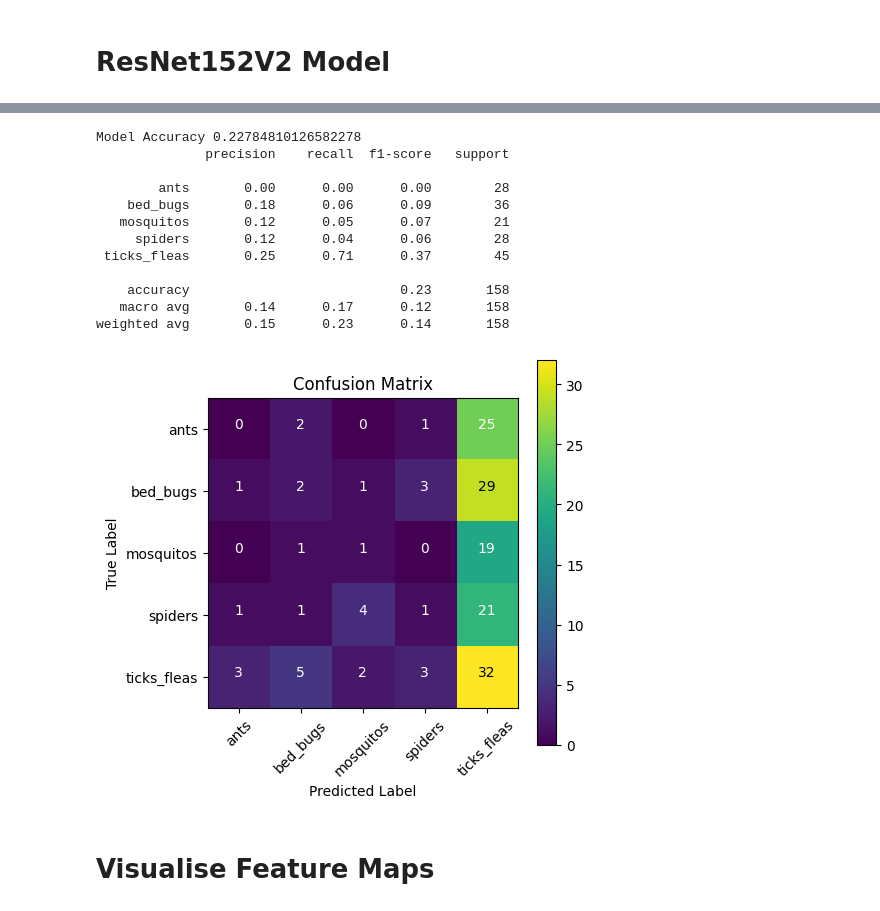
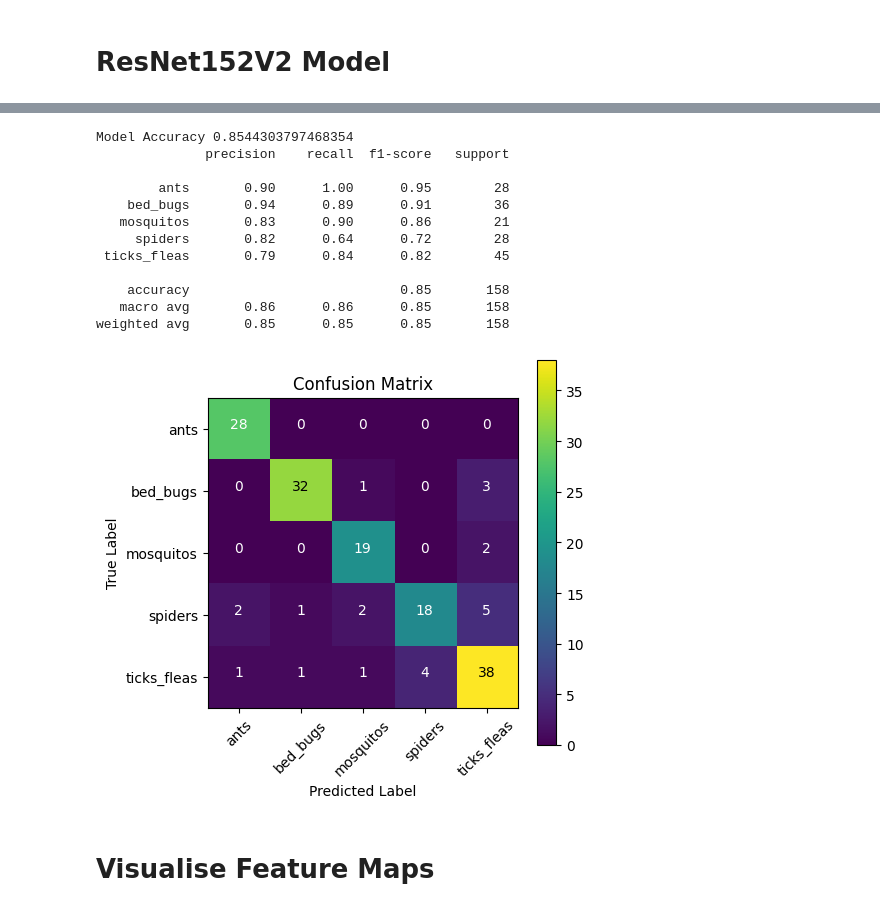
Before and after one commit to idshay16/Bug-bite-classification-using-a-TC-classification-model, a Jupyter notebook: notebooks/Multiclass_Classification.ipynb, the cells around one changed output, grey strips where cells are left out. Saved outputs shown, nothing was run; the diff lists cells and outputs as text; code cells hidden in the pictures.

```diff
--- a/notebooks/Multiclass_Classification.ipynb
+++ b/notebooks/Multiclass_Classification.ipynb
@@ -700,15 +602,15 @@ Downloading data from https://storage.googleapis.com/tensorflow/keras-applicatio
 # %%
-efficientnetv2l_x_final_model.compile(optimizer = Adam(learning_rate = 0.0001), loss = 'categorical_crossentropy', metrics = ['acc'])
+efficientnetv2m_final_model.compile(optimizer=Adam(learning_rate=0.0001), loss='categorical_crossentropy', metrics=['acc'])
 # %%
-early_stopping = tf.keras.callbacks.EarlyStopping(monitor = 'loss', patience = 5)
+early_stopping = tf.keras.callbacks.EarlyStopping(monitor='val_loss', patience=5)
 # %%
-efficientnetv2l_backbone.trainable = False
-history = efficientnetv2l_x_final_model.fit(train_generator, epochs = efficientnet_phase1_epochs, validation_data = validation_generator, callbacks = [early_stopping], verbose=1)
+efficientnetv2m_backbone.trainable = False
+history = efficientnetv2m_final_model.fit(train_generator, epochs=efficientnetv2m_phase1_epochs, validation_data=validation_generator, callbacks=[early_stopping], verbose=1)
 
-efficientnetv2l_backbone.trainable = True
-for layer in efficientnetv2l_backbone.layers[:-60]:
+efficientnetv2m_backbone.trainable = True
+for layer in efficientnetv2m_backbone.layers[:-60]:
     layer.trainable = False
-efficientnetv2l_x_final_model.compile(optimizer = Adam(learning_rate = 0.00001), loss = 'categorical_crossentropy', metrics = ['acc'])
-history = efficientnetv2l_x_final_model.fit(train_generator, epochs = efficientnet_phase2_epochs, validation_data = validation_generator, callbacks = [early_stopping], verbose=1)
+efficientnetv2m_final_model.compile(optimizer=Adam(learning_rate=0.00001), loss='categorical_crossentropy', metrics=['acc'])
+history = efficientnetv2m_final_model.fit(train_generator, epochs=efficientnetv2m_phase2_epochs, validation_data=validation_generator, callbacks=[early_stopping], verbose=1)
 # %% [output]
 Epoch 1/5
@@ -772,18 +695,18 @@ do_history_stuff(history, 'efficientnetv2l_model', True)
 <Figure size 640x480 with 0 Axes>
 # %%
-efficientnetv2l_best_model = efficientnetv2l_x_final_model
+efficientnetv2m_best_model = efficientnetv2m_final_model
 true_value = []
-efficientnet_pred = []
+efficientnetv2m_pred = []
 for folder in [f for f in os.listdir(val_folders) if not f.startswith('.')]:
-    test_image_ids = [f for f in os.listdir(os.path.join(val_folders,folder)) if f.lower().endswith(('.jpg', '.jpeg', '.png'))]
+    test_image_ids = [f for f in os.listdir(os.path.join(val_folders, folder)) if f.lower().endswith(('.jpg', '.jpeg', '.png'))]
     for image_id in test_image_ids[:int(len(test_image_ids))]:
-        path = os.path.join(val_folders,folder,image_id)
+        path = os.path.join(val_folders, folder, image_id)
         img = cv2.imread(path)
         if img is None:
             continue
         true_value.append(validation_generator.class_indices[folder])
-        img = cv2.resize(img,(310,310))
-        img_normalized = img/255
-        efficientnet_image_prediction = np.argmax(efficientnetv2l_best_model.predict(np.array([img_normalized])))
-        efficientnet_pred.append(efficientnet_image_prediction)
+        img = cv2.cvtColor(img, cv2.COLOR_BGR2RGB)
+        img = cv2.resize(img, (310, 310))
+        efficientnetv2m_image_prediction = np.argmax(efficientnetv2m_best_model.predict(np.array([img], dtype=np.float32)))
+        efficientnetv2m_pred.append(efficientnetv2m_image_prediction)
 # %% [output]
@@ -834,20 +769,20 @@ def clf_report(true_value, model_pred):
     pass
     print(classification_report(true_value, model_pred, target_names = list(classes)))
 # %%
-clf_report(true_value, efficientnet_pred)
+clf_report(true_value, efficientnetv2m_pred)
 # %% [output]
-Model Accuracy 0.22784810126582278
+Model Accuracy 0.8544303797468354
               precision    recall  f1-score   support
 
-        ants       0.00      0.00      0.00        28
-    bed_bugs       0.18      0.06      0.09        36
-   mosquitos       0.12      0.05      0.07        21
-     spiders       0.12      0.04      0.06        28
- ticks_fleas       0.25      0.71      0.37        45
+        ants       0.90      1.00      0.95        28
+    bed_bugs       0.94      0.89      0.91        36
+   mosquitos       0.83      0.90      0.86        21
+     spiders       0.82      0.64      0.72        28
+ ticks_fleas       0.79      0.84      0.82        45
 
-    accuracy                           0.23       158
-   macro avg       0.14      0.17      0.12       158
-weighted avg       0.15      0.23      0.14       158
+    accuracy                           0.85       158
+   macro avg       0.86      0.86      0.85       158
+weighted avg       0.85      0.85      0.85       158
-[figure, old version]
+[figure, new version]
 # %% [markdown]
 # **Visualise Feature Maps**
```
Also changed, not shown: parts of 42 cells of this notebook.
